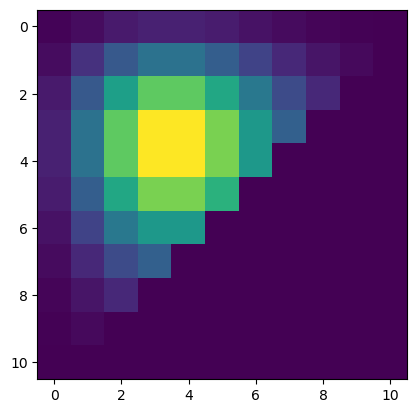
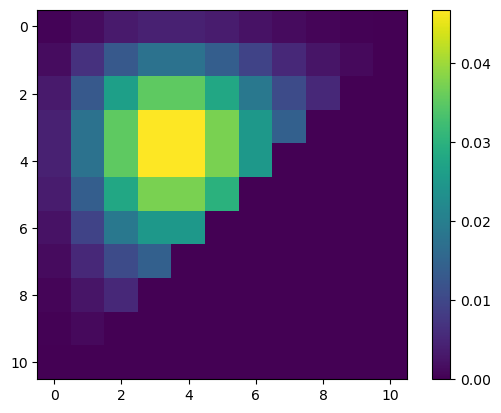
The notebook cell's code change between the first figure and the second:
--- before
+++ after
@@ -1 +1,2 @@
 plt.imshow(true_probs)
+plt.colorbar()

Commit: nico ex4 and ex6 updates